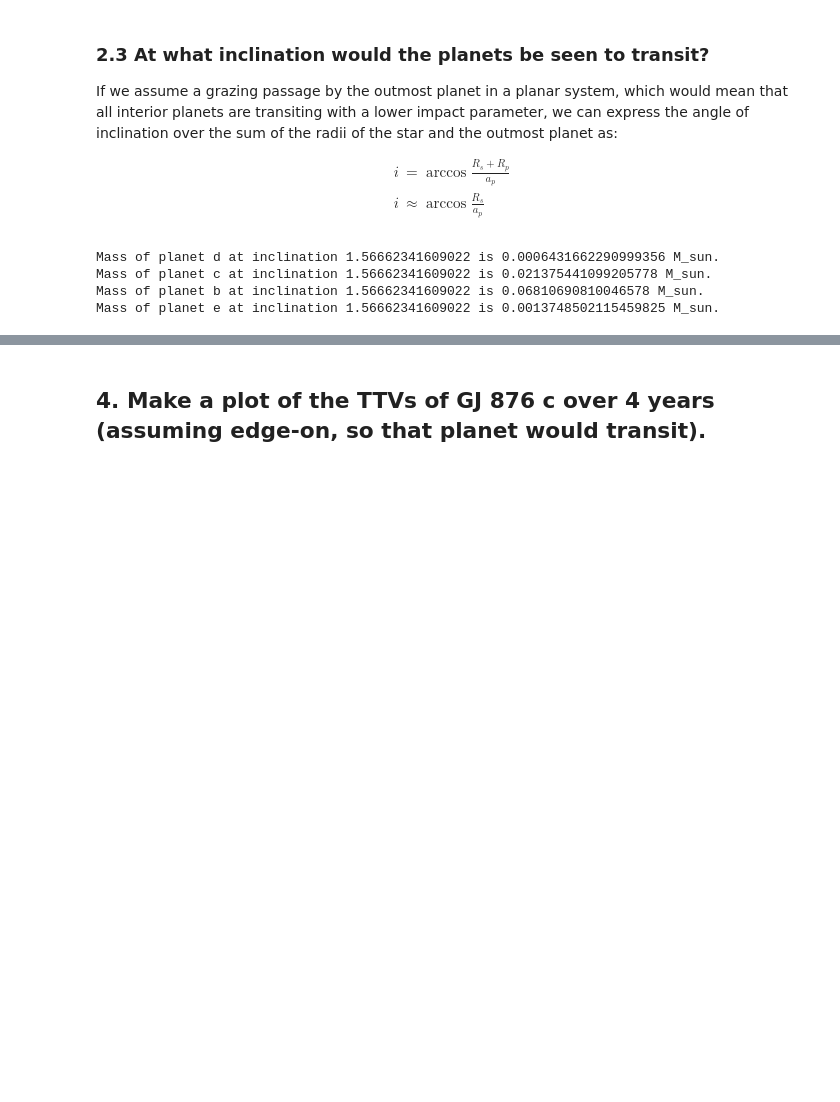
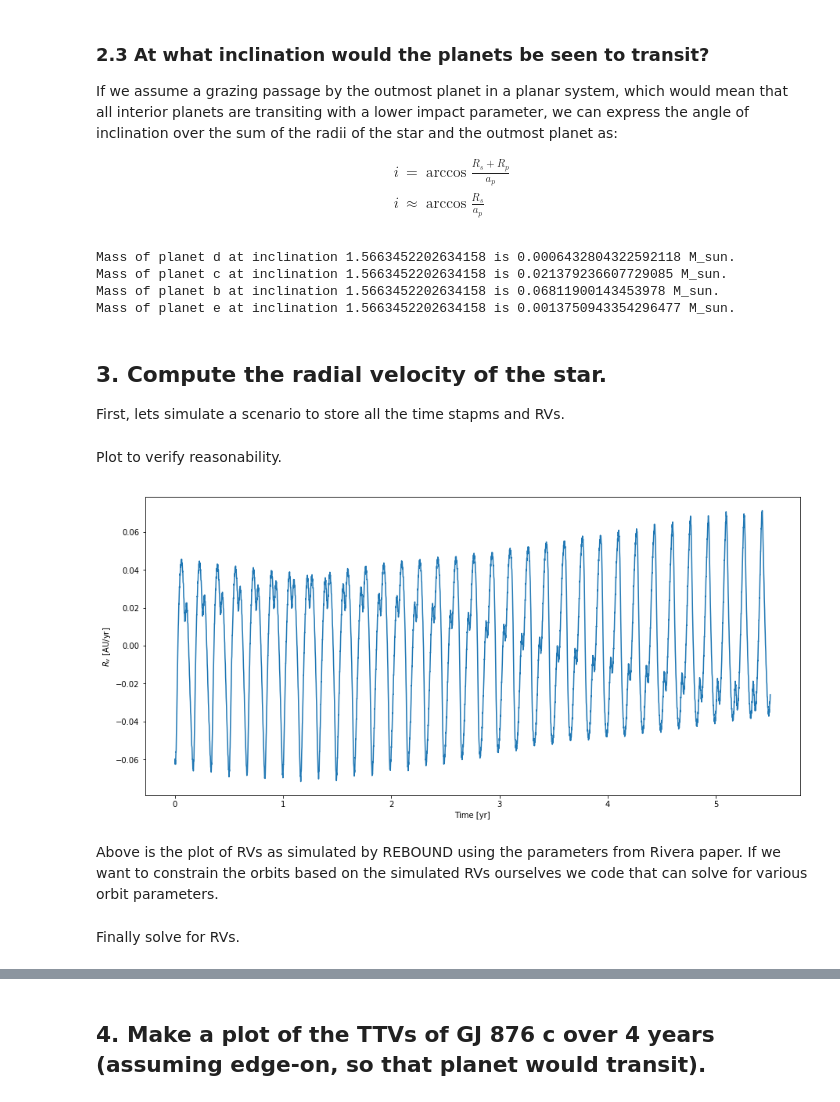
Before and after one commit to DinoBektesevic/ASTR597-Exoplanets, a Jupyter notebook: DinoBektesevic_HW3.ipynb, the cells around one changed output, grey strips where cells are left out. Drawn from its saved outputs; the diff is of its cells as text; code cells hidden in the pictures; blank space fills up the shorter version.

```diff
--- a/DinoBektesevic_HW3.ipynb
+++ b/DinoBektesevic_HW3.ipynb
@@ -222,5 +225,5 @@ There seems to be a lonely inclination that produces a stabile configuration at
 # %%
-for i in [9.35, 12.1]:
+for i in [11, 12.6]:
     pplan = copy.deepcopy(planets)
     for planet, name in zip(pplan, 'dcbe'):
         newm = calcMass(planet, i*deg2rad)
@@ -247,7 +250,7 @@ i &\approx \arccos{\frac{R_s}{a_p}}
 \end{align}$$
 # %%
 rsun2au = 0.00465
-rs = 0.3 * rsun2au
+rs = 0.32 * rsun2au
 
 i = np.arccos(rs/planets[-1].a)
 
@@ -256,7 +259,40 @@ for planet, name in zip(pplan, 'dcbe'):
     newm = calcMass(planet, i*deg2rad)
     print("Mass of planet {0} at inclination {1} is {2} M_sun.".format(name, i, newm))
 # %% [output]
-Mass of planet d at inclination 1.56662341609022 is 0.0006431662290999356 M_sun.
-Mass of planet c at inclination 1.56662341609022 is 0.021375441099205778 M_sun.
-Mass of planet b at inclination 1.56662341609022 is 0.06810690810046578 M_sun.
-Mass of planet e at inclination 1.56662341609022 is 0.0013748502115459825 M_sun.
+Mass of planet d at inclination 1.5663452202634158 is 0.0006432804322592118 M_sun.
+Mass of planet c at inclination 1.5663452202634158 is 0.021379236607729085 M_sun.
+Mass of planet b at inclination 1.5663452202634158 is 0.06811900143453978 M_sun.
+Mass of planet e at inclination 1.5663452202634158 is 0.0013750943354296477 M_sun.
+# %% [markdown]
+## 3. Compute the radial velocity of the star.
+
+First, lets simulate a scenario to store all the time stapms and RVs.
+# %%
+sim = rebound.Simulation()
+
+sim.add(**star)
+for planet in planets:
+    sim.add(**planet)
+sim.move_to_com()
+
+tt, rv = [], []
+while sim.t<= 11*np.pi:
+    tt.append(sim.t)
+    sim.integrate(sim.t+dt)
+    rv.append(sim.particles[0].vz)
+
+# the units wont match equations from HW one if yr/2pi is not converted
+# including in the velocity unit AU/(yr/2pi)
+tt = np.asarray(tt)/(2*np.pi)
+rv = np.asarray(rv)*(2*np.pi)
+# %% [markdown]
+Plot to verify reasonability.
+# %%
+fig, ax = plt.subplots(1, 1, figsize=(15, 7))
+ax.plot(tt, rv)
+ax.set_xlabel('Time [yr]')
+ax.set_ylabel(r'$R_v$ [AU/yr]');
+# %% [output]
+[figure, added]
+# %% [markdown]
+Above is the plot of RVs as simulated by REBOUND using the parameters from Rivera paper. If we want to constrain the orbits based on the simulated RVs ourselves we code that can solve for various orbit parameters.
@@ -262,0 +351,2 @@ Mass of planet e at inclination 1.56662341609022 is 0.0013748502115459825 M_sun.
+# %% [markdown]
+Finally solve for RVs.
```
Also changed, not shown: parts of 29 cells of this notebook.
